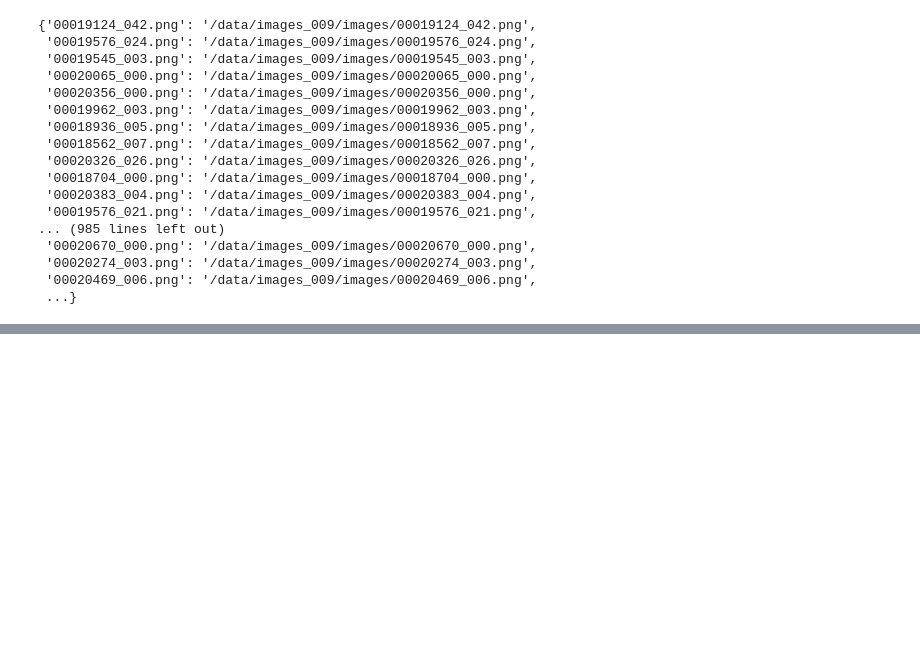
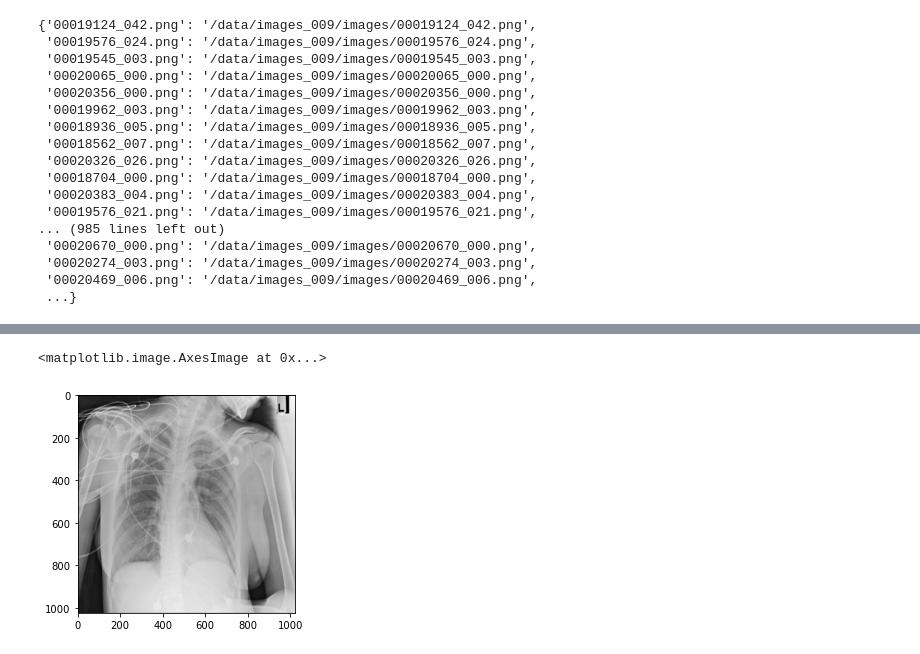
Before and after one commit to ellizzabbetth/ai-pneumonia-identification, a Jupyter notebook: EDA.ipynb, the cells around one changed output, grey strips where cells are left out. Drawn from its saved outputs; the diff is of its cells as text; code cells hidden in the pictures; blank space fills up the shorter version.

```diff
--- a/EDA.ipynb
+++ b/EDA.ipynb
@@ -630,0 +601,6 @@ for i, label in enumerate(all_labels):
+# %%
+Pneumonia_1= plt.imread('/data/images_004/images/00008470_008.png')
+plt.imshow(Pneumonia_1, cmap='gray')
+# %% [output]
+<matplotlib.image.AxesImage at 0x...>
+[figure, added]
```
Also changed, not shown: parts of 66 cells of this notebook, 3 other files.
